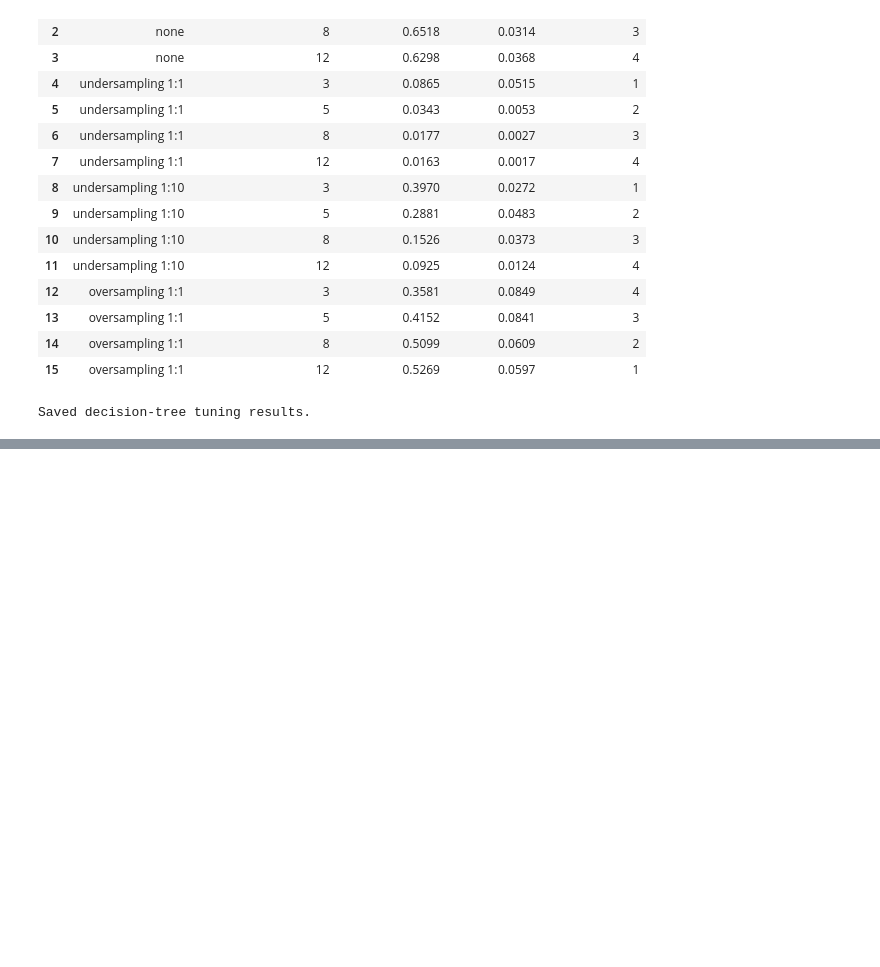
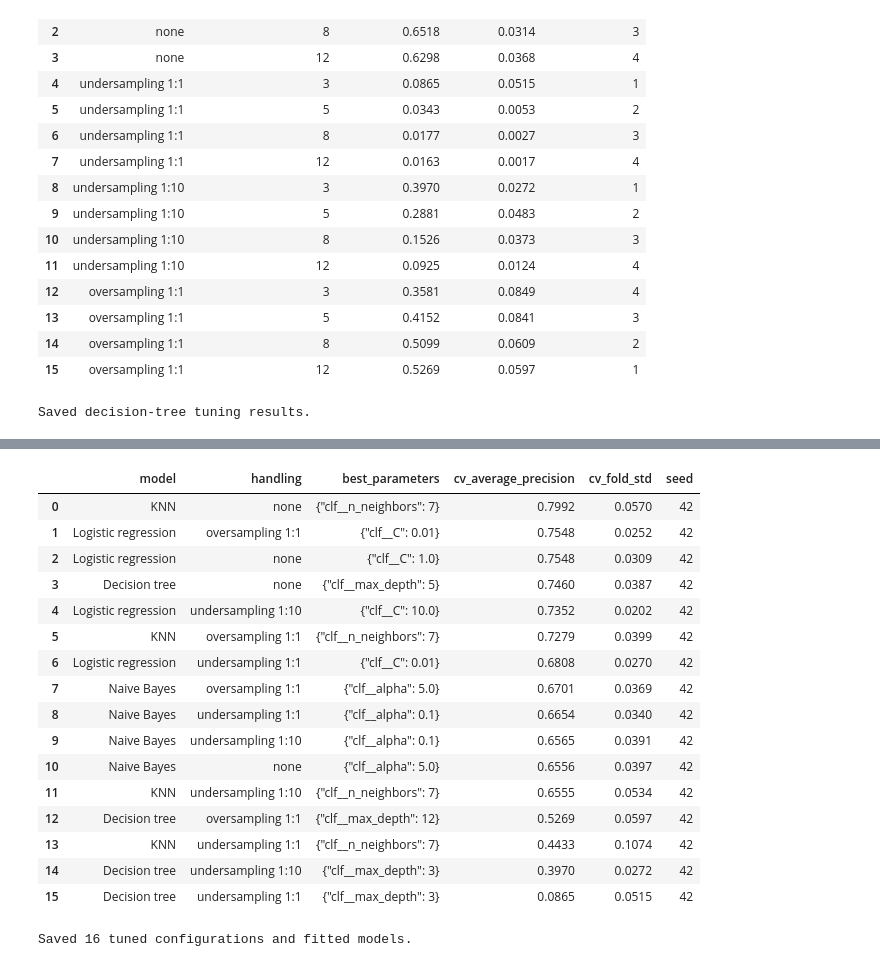
Before and after one commit to chayaagowda/Machine-Learning-and-Data-Mining-Project, a Jupyter notebook: Fraud_Setup_and_E1_Baseline.ipynb, the cells around one changed output, grey strips where cells are left out. Drawn from its saved outputs; the diff is of its cells as text; code cells hidden in the pictures; blank space fills up the shorter version.

```diff
--- a/Fraud_Setup_and_E1_Baseline.ipynb
+++ b/Fraud_Setup_and_E1_Baseline.ipynb
@@ -900,0 +1005,70 @@ Together at the end: E7 (feature selection and threshold choice on the best mode
+# %%
+import json
+import joblib
+
+search_groups = {
+    "Logistic regression": lr_searches,
+    "Decision tree": tree_searches,
+    "Naive Bayes": nb_searches,
+    "KNN": knn_searches,
+}
+
+tuned_rows = []
+tuned_models = {}
+
+for model_name, searches in search_groups.items():
+    for handling, search in searches.items():
+        best_index = search.best_index_
+
+        tuned_rows.append({
+            "model": model_name,
+            "handling": handling,
+            "best_parameters": json.dumps(search.best_params_),
+            "cv_average_precision": search.best_score_,
+            "cv_fold_std": search.cv_results_[
+                "std_test_score"
+            ][best_index],
+            "seed": RANDOM_STATE,
+        })
+
+        tuned_models[(model_name, handling)] = search.best_estimator_
+
+tuned_summary = (
+    pd.DataFrame(tuned_rows)
+    .sort_values("cv_average_precision", ascending=False)
+    .reset_index(drop=True)
+)
+
+assert len(tuned_summary) == 16
+assert tuned_summary["cv_average_precision"].notna().all()
+
+tuned_summary.to_csv(
+    "Person_A_tuned_summary_seed42.csv", index=False
+)
+
+joblib.dump(
+    tuned_models,
+    "Person_A_tuned_models_seed42.joblib"
+)
+
+display(tuned_summary.round(4))
+print("Saved 16 tuned configurations and fitted models.")
+# %% [output]
+|  | model | handling | best_parameters | cv_average_precision | cv_fold_std | seed |
+| 0 | KNN | none | {"clf__n_neighbors": 7} | 0.7992 | 0.0570 | 42 |
+| 1 | Logistic regression | oversampling 1:1 | {"clf__C": 0.01} | 0.7548 | 0.0252 | 42 |
+| 2 | Logistic regression | none | {"clf__C": 1.0} | 0.7548 | 0.0309 | 42 |
+| 3 | Decision tree | none | {"clf__max_depth": 5} | 0.7460 | 0.0387 | 42 |
+| 4 | Logistic regression | undersampling 1:10 | {"clf__C": 10.0} | 0.7352 | 0.0202 | 42 |
+| 5 | KNN | oversampling 1:1 | {"clf__n_neighbors": 7} | 0.7279 | 0.0399 | 42 |
+| 6 | Logistic regression | undersampling 1:1 | {"clf__C": 0.01} | 0.6808 | 0.0270 | 42 |
+| 7 | Naive Bayes | oversampling 1:1 | {"clf__alpha": 5.0} | 0.6701 | 0.0369 | 42 |
+| 8 | Naive Bayes | undersampling 1:1 | {"clf__alpha": 0.1} | 0.6654 | 0.0340 | 42 |
+| 9 | Naive Bayes | undersampling 1:10 | {"clf__alpha": 0.1} | 0.6565 | 0.0391 | 42 |
+| 10 | Naive Bayes | none | {"clf__alpha": 5.0} | 0.6556 | 0.0397 | 42 |
+| 11 | KNN | undersampling 1:10 | {"clf__n_neighbors": 7} | 0.6555 | 0.0534 | 42 |
+| 12 | Decision tree | oversampling 1:1 | {"clf__max_depth": 12} | 0.5269 | 0.0597 | 42 |
+| 13 | KNN | undersampling 1:1 | {"clf__n_neighbors": 7} | 0.4433 | 0.1074 | 42 |
+| 14 | Decision tree | undersampling 1:10 | {"clf__max_depth": 3} | 0.3970 | 0.0272 | 42 |
+| 15 | Decision tree | undersampling 1:1 | {"clf__max_depth": 3} | 0.0865 | 0.0515 | 42 |
+Saved 16 tuned configurations and fitted models.
```
Also changed, not shown: parts of 31 cells of this notebook, 33 other files.
